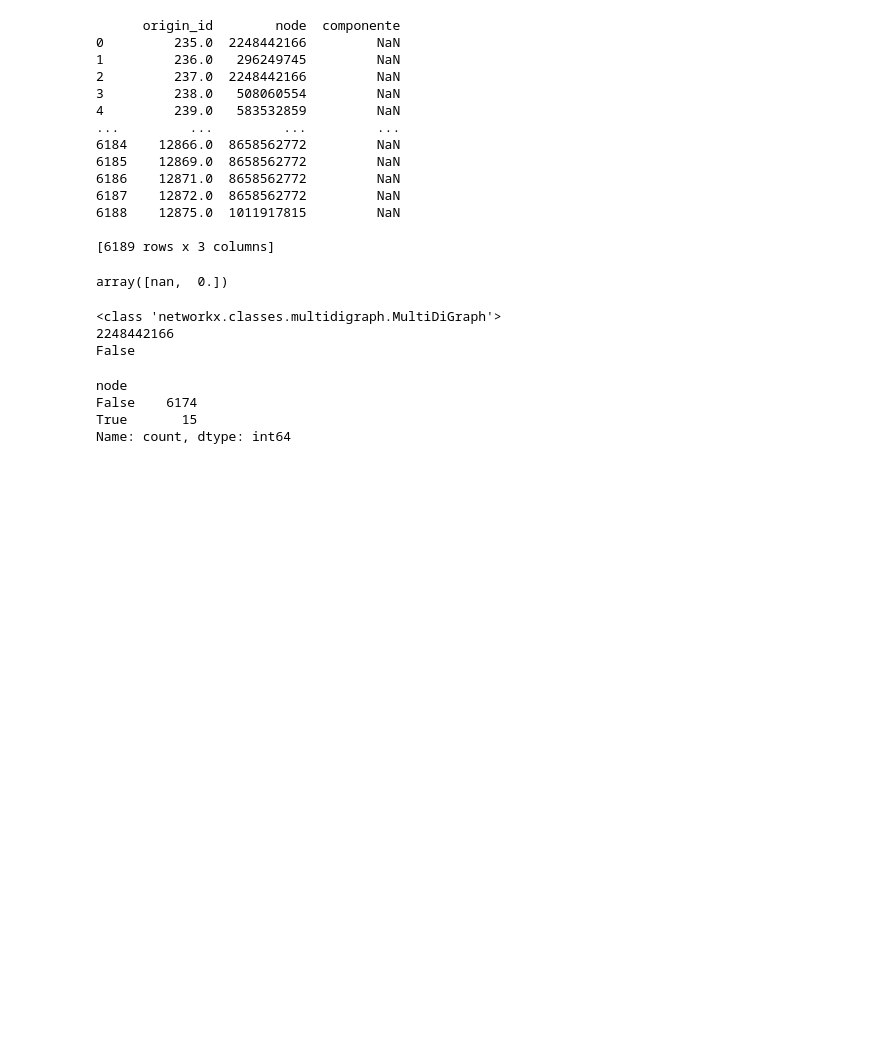
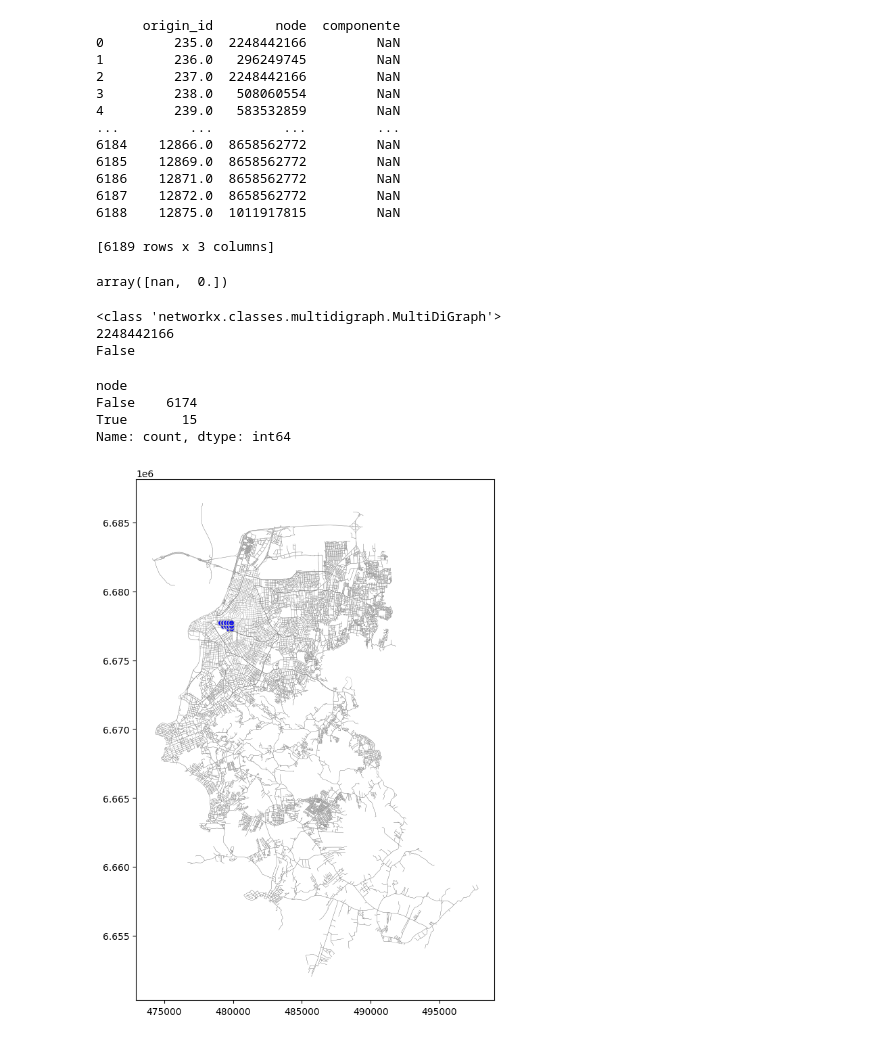
Before and after one commit to S-Behling/EtPilot, a Jupyter notebook: notebooks/04_network_cleaning.ipynb, the cells around one changed output. Drawn from its saved outputs; the diff is of its cells as text; code cells hidden in the pictures; blank space fills up the shorter version.

```diff
--- a/notebooks/04_network_cleaning.ipynb
+++ b/notebooks/04_network_cleaning.ipynb
@@ -58,6 +66,9 @@ Carrega rede
 # %%
 # Rede Bom Fim
 graph = ox.load_graphml("../data/graph/rede-bomFim.graphml")
+
+# Rede Porto Alegre
+graph_poa = ox.load_graphml("../data/graph/rede-poa.graphml")
 # %% [markdown]
 Carrega origens
 # %%
@@ -331,3 +317,31 @@ node
 False    6174
 True       15
 Name: count, dtype: int64
+# %%
+# Converte as arestas da rede para GeoDataFrame
+edges_poa = ox.graph_to_gdfs(
+    graph_poa,
+    nodes=False,
+    edges=True
+)
+
+# Cria figura
+figure, axis = plt.subplots(figsize=(10, 10))
+
+# Plota origens do Bom Fim
+origens_bomfim.plot(
+    ax=axis,
+    facecolor="blue",
+    edgecolor="lightgray"
+)
+
+# Plota a rede de Porto Alegre
+edges_poa.plot(
+    ax=axis,
+    color="grey",
+    linewidth=0.2
+)
+
+plt.show()
+# %% [output]
+[figure, added]
```
Also changed, not shown: parts of 18 cells of this notebook, 18 other files.
